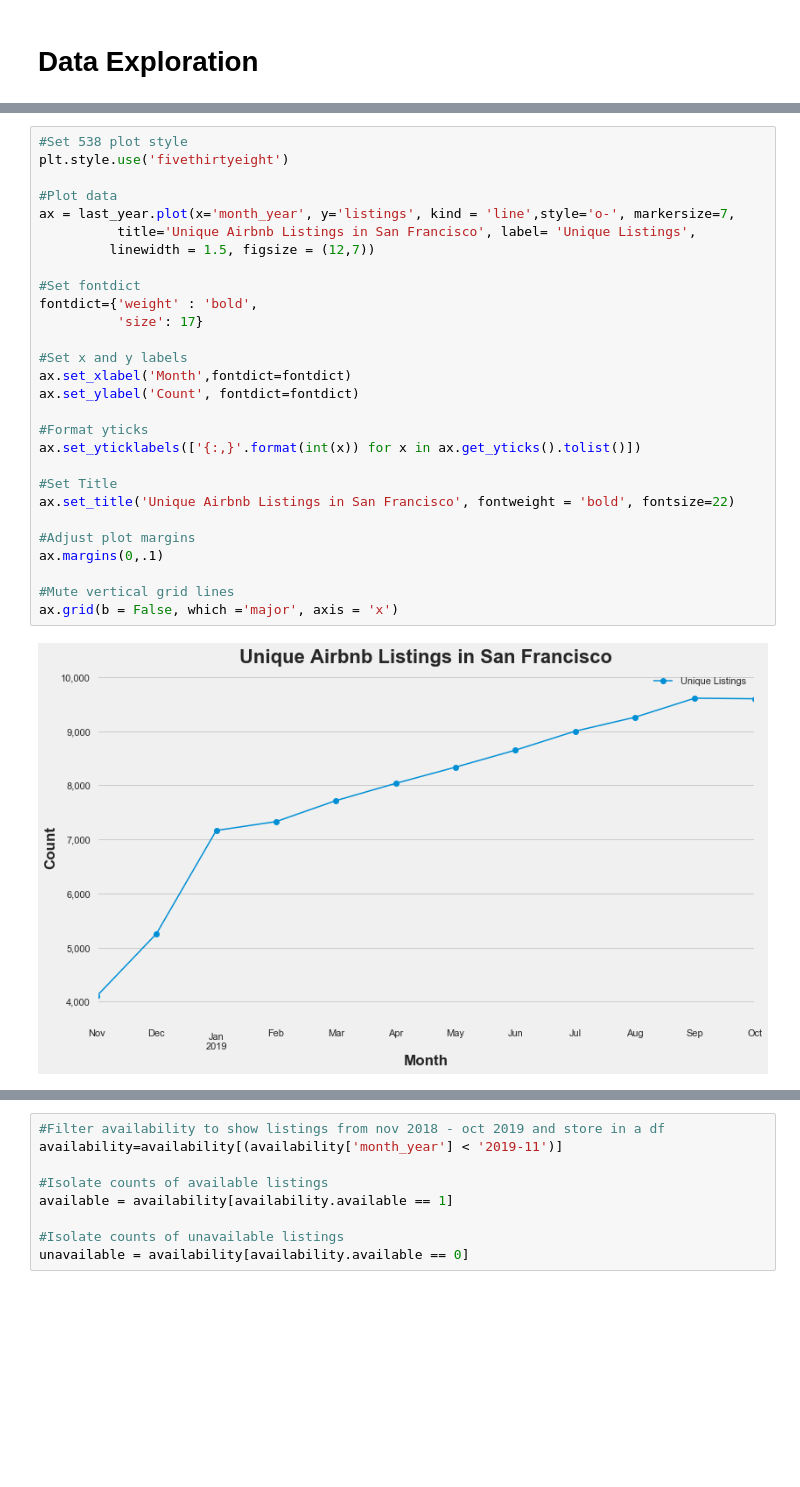
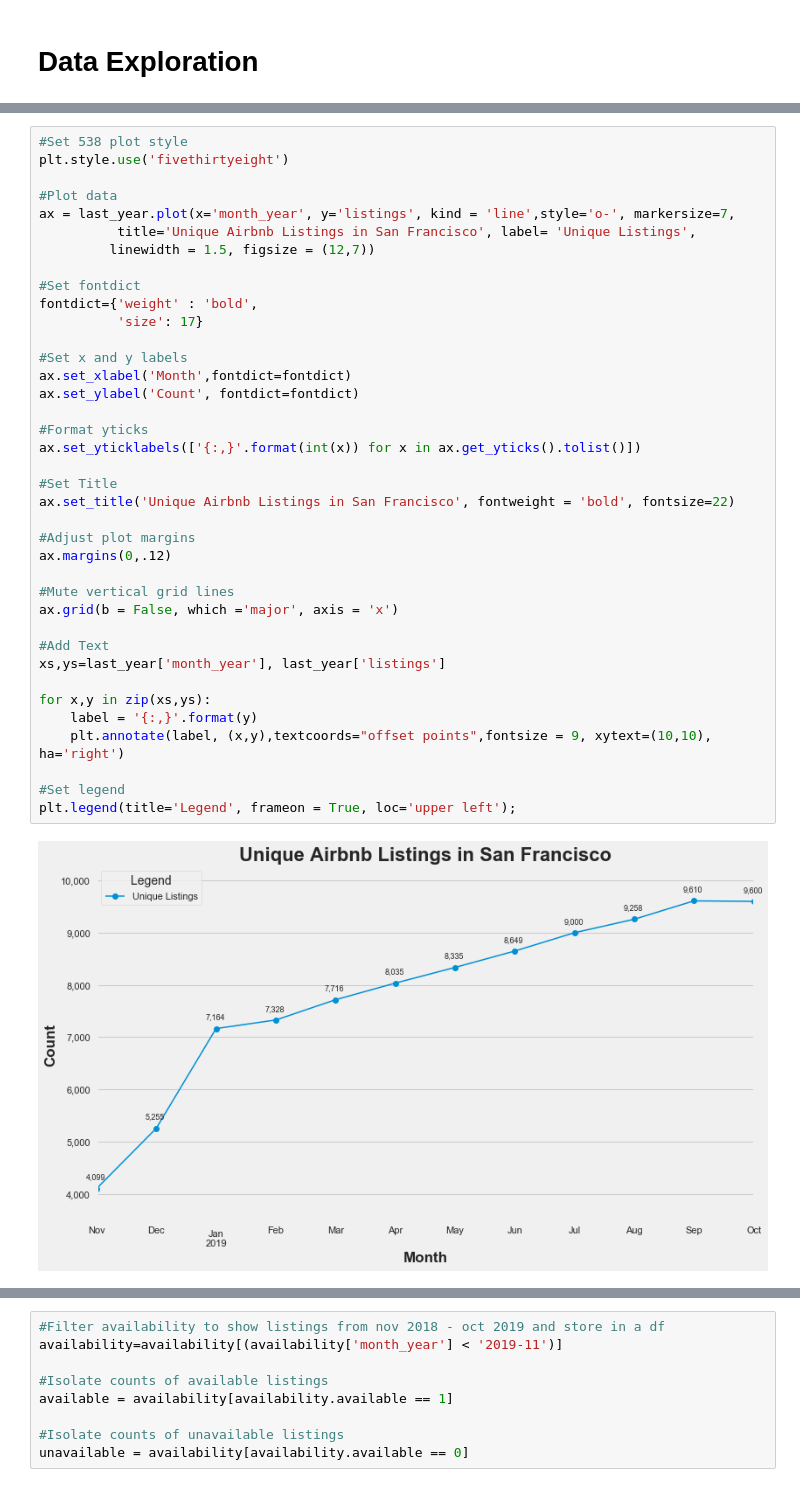
Before and after one commit to KishenSharma6/Airbnb-SF, a Jupyter notebook: Project Codes/03. Exploratory Data Analysis/12_27_2019_EDA.ipynb, the cells around one changed output, grey strips where cells are left out. Drawn from its saved outputs; the diff is of its cells as text; blank space fills up the shorter version.

```diff
--- a/Project Codes/03. Exploratory Data Analysis/12_27_2019_EDA.ipynb
+++ b/Project Codes/03. Exploratory Data Analysis/12_27_2019_EDA.ipynb
@@ -177,30 +165,40 @@ display(last_year)
 # %%
 #Set 538 plot style
 plt.style.use('fivethirtyeight')
 
 #Plot data
 ax = last_year.plot(x='month_year', y='listings', kind = 'line',style='o-', markersize=7,
           title='Unique Airbnb Listings in San Francisco', label= 'Unique Listings',
          linewidth = 1.5, figsize = (12,7))
 
 #Set fontdict
 fontdict={'weight' : 'bold',
           'size': 17}
 
 #Set x and y labels
 ax.set_xlabel('Month',fontdict=fontdict)
 ax.set_ylabel('Count', fontdict=fontdict)
 
 #Format yticks
 ax.set_yticklabels(['{:,}'.format(int(x)) for x in ax.get_yticks().tolist()])
 
 #Set Title
 ax.set_title('Unique Airbnb Listings in San Francisco', fontweight = 'bold', fontsize=22)
 
 #Adjust plot margins
-ax.margins(0,.1)
+ax.margins(0,.12)
 
 #Mute vertical grid lines
 ax.grid(b = False, which ='major', axis = 'x')
+
+#Add Text
+xs,ys=last_year['month_year'], last_year['listings']
+
+for x,y in zip(xs,ys):
+    label = '{:,}'.format(y)
+    plt.annotate(label, (x,y),textcoords="offset points",fontsize = 9, xytext=(10,10), ha='right')
+
+#Set legend
+plt.legend(title='Legend', frameon = True, loc='upper left');
 # %% [output]
-[figure, old version]
+[figure, new version]
```
Also changed, not shown: parts of 18 cells of this notebook.
